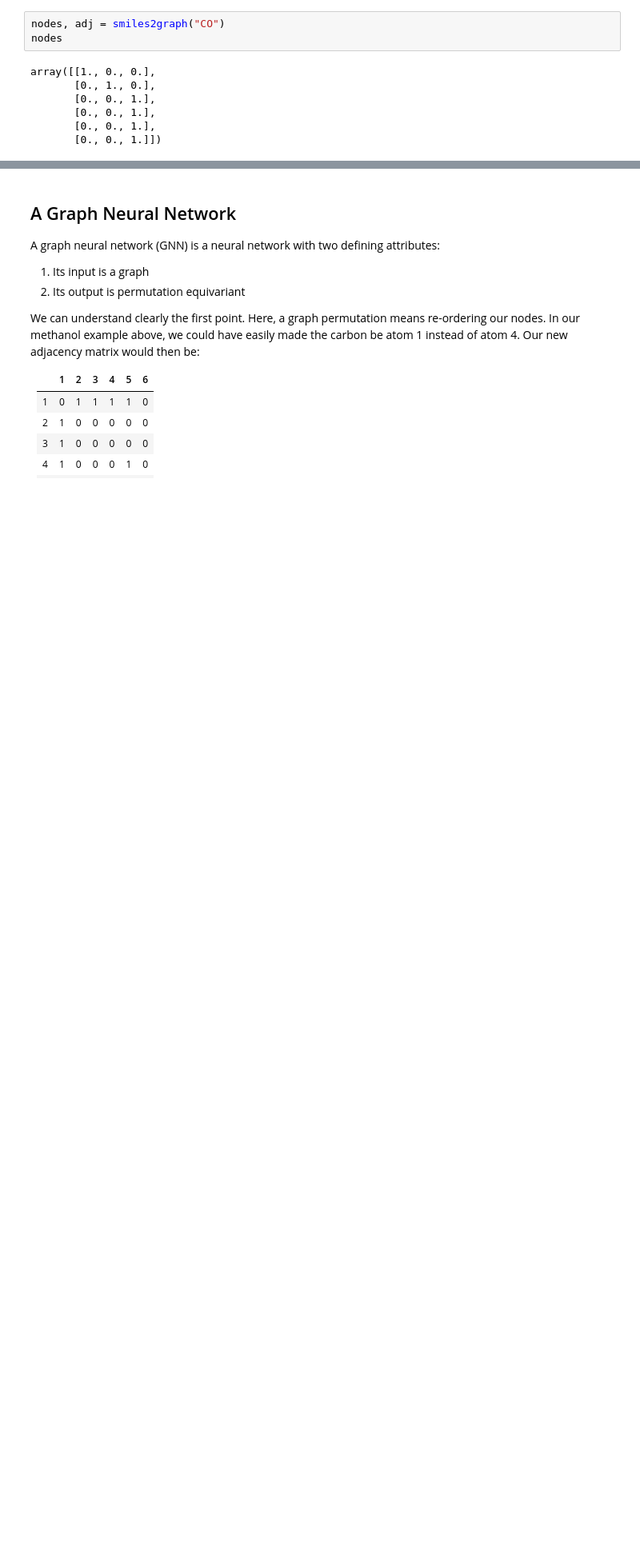
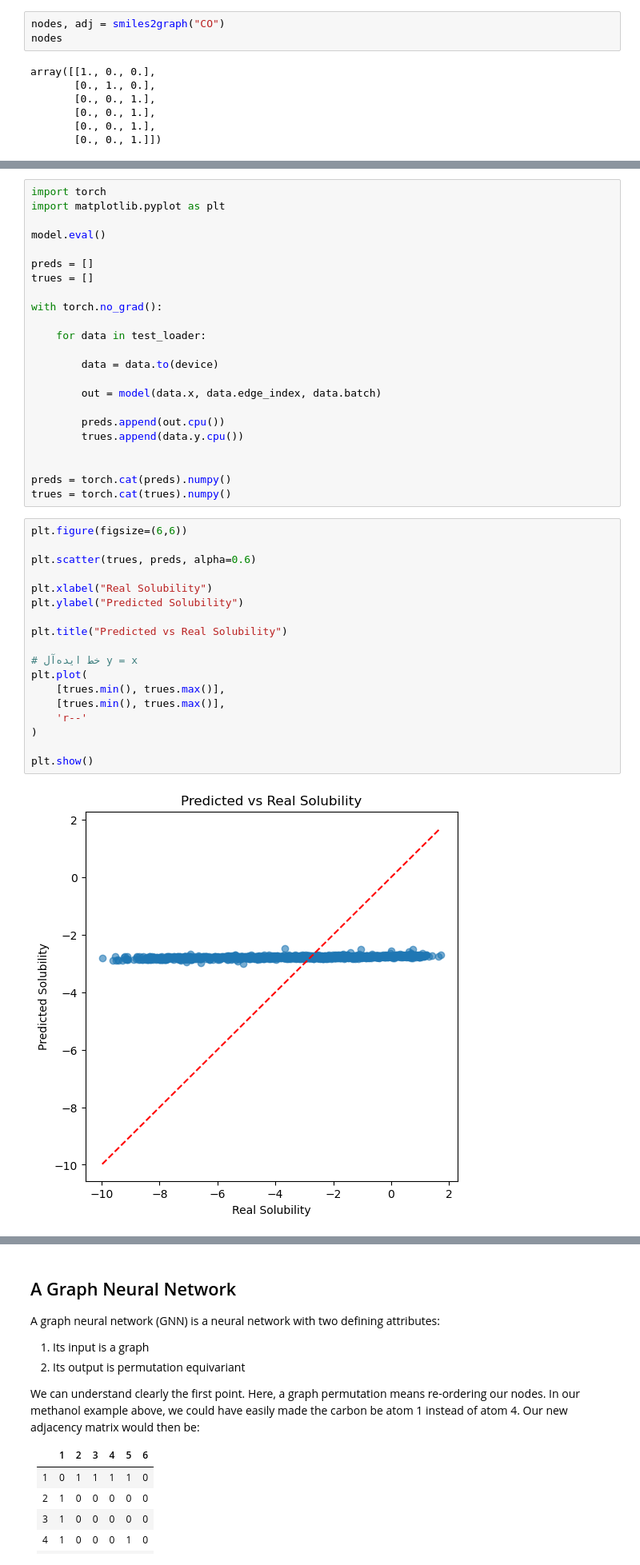
Before and after one commit to mirzaie-mehdi/From-Conda-to-CreatePackage-Python, a Jupyter notebook: _sources/docs/gnn_molecules.ipynb, the cells around one changed output, grey strips where cells are left out. Shown at 80% size. Drawn from its saved outputs; the diff is of its cells as text; blank space fills up the shorter version.

```diff
--- a/_sources/docs/gnn_molecules.ipynb
+++ b/_sources/docs/gnn_molecules.ipynb
@@ -479,0 +721,43 @@ array([[1., 0., 0.],
+# %%
+import torch
+import matplotlib.pyplot as plt
+
+model.eval()
+
+preds = []
+trues = []
+
+with torch.no_grad():
+
+    for data in test_loader:
+
+        data = data.to(device)
+
+        out = model(data.x, data.edge_index, data.batch)
+
+        preds.append(out.cpu())
+        trues.append(data.y.cpu())
+
+
+preds = torch.cat(preds).numpy()
+trues = torch.cat(trues).numpy()
+# %%
+plt.figure(figsize=(6,6))
+
+plt.scatter(trues, preds, alpha=0.6)
+
+plt.xlabel("Real Solubility")
+plt.ylabel("Predicted Solubility")
+
+plt.title("Predicted vs Real Solubility")
+
+# خط ایده‌آل y = x
+plt.plot(
+    [trues.min(), trues.max()],
+    [trues.min(), trues.max()],
+    'r--'
+)
+
+plt.show()
+# %% [output]
+[figure, added]
```
Also changed, not shown: parts of 19 cells of this notebook, 36 other files.
